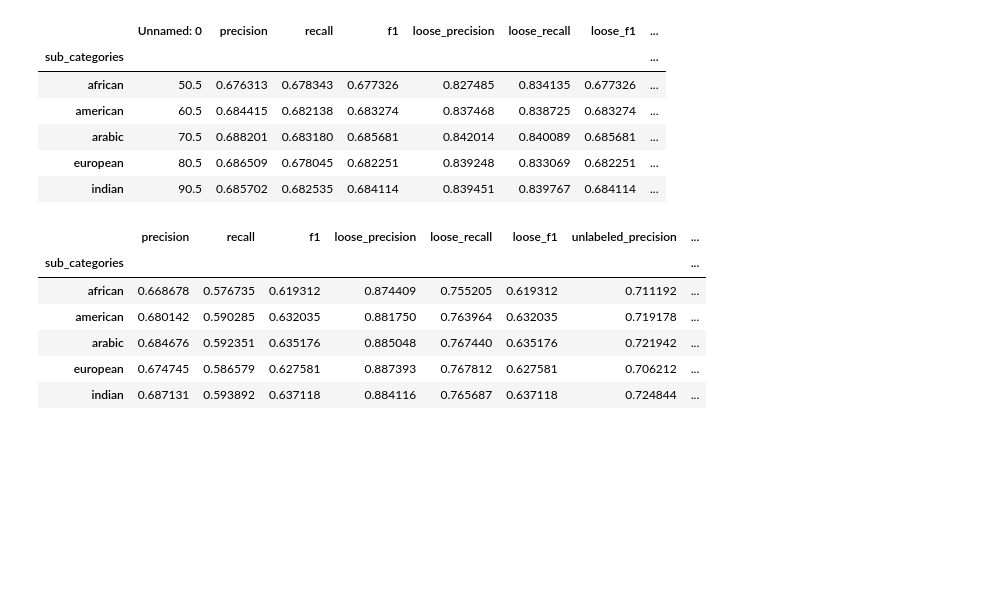
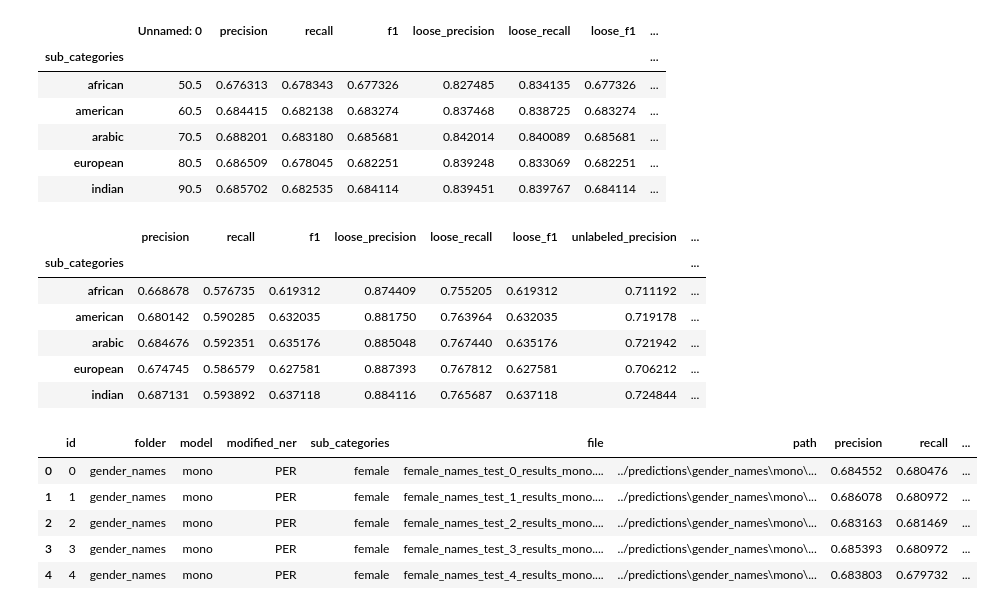
Before and after one commit to BossThePro/NLPProject-Group-SLP, a Jupyter notebook: code/evaluation.ipynb, the cells around one changed output. Saved outputs shown, nothing was run; the diff lists cells and outputs as text; code cells hidden in the pictures; blank space fills up the shorter version.

Commit message:
updated eval_results with typos_loc

```diff
--- a/code/evaluation.ipynb
+++ b/code/evaluation.ipynb
@@ -403,3 +404,14 @@ person_multi_result
 | indian | 0.687131 | 0.593892 | 0.637118 | 0.884116 | 0.765687 | 0.637118 | 0.724844 | ... |
 # %%
 df.to_csv("../ner_evaluation_results.csv")
+# %%
+### ADDING TYPOS_LOC to eval_results ###
+df = pd.read_csv("../evaluation_results.csv")
+df.head()
+# %% [output]
+|  | id | folder | model | modified_ner | sub_categories | file | path | precision | recall | ... |
+| 0 | 0 | gender_names | mono | PER | female | female_names_test_0_results_mono.... | ../predictions\gender_names\mono\... | 0.684552 | 0.680476 | ... |
+| 1 | 1 | gender_names | mono | PER | female | female_names_test_1_results_mono.... | ../predictions\gender_names\mono\... | 0.686078 | 0.680972 | ... |
+| 2 | 2 | gender_names | mono | PER | female | female_names_test_2_results_mono.... | ../predictions\gender_names\mono\... | 0.683163 | 0.681469 | ... |
+| 3 | 3 | gender_names | mono | PER | female | female_names_test_3_results_mono.... | ../predictions\gender_names\mono\... | 0.685393 | 0.680972 | ... |
+| 4 | 4 | gender_names | mono | PER | female | female_names_test_4_results_mono.... | ../predictions\gender_names\mono\... | 0.683803 | 0.679732 | ... |
```
Also changed, not shown: parts of 1 cell of this notebook, 6 other files.
